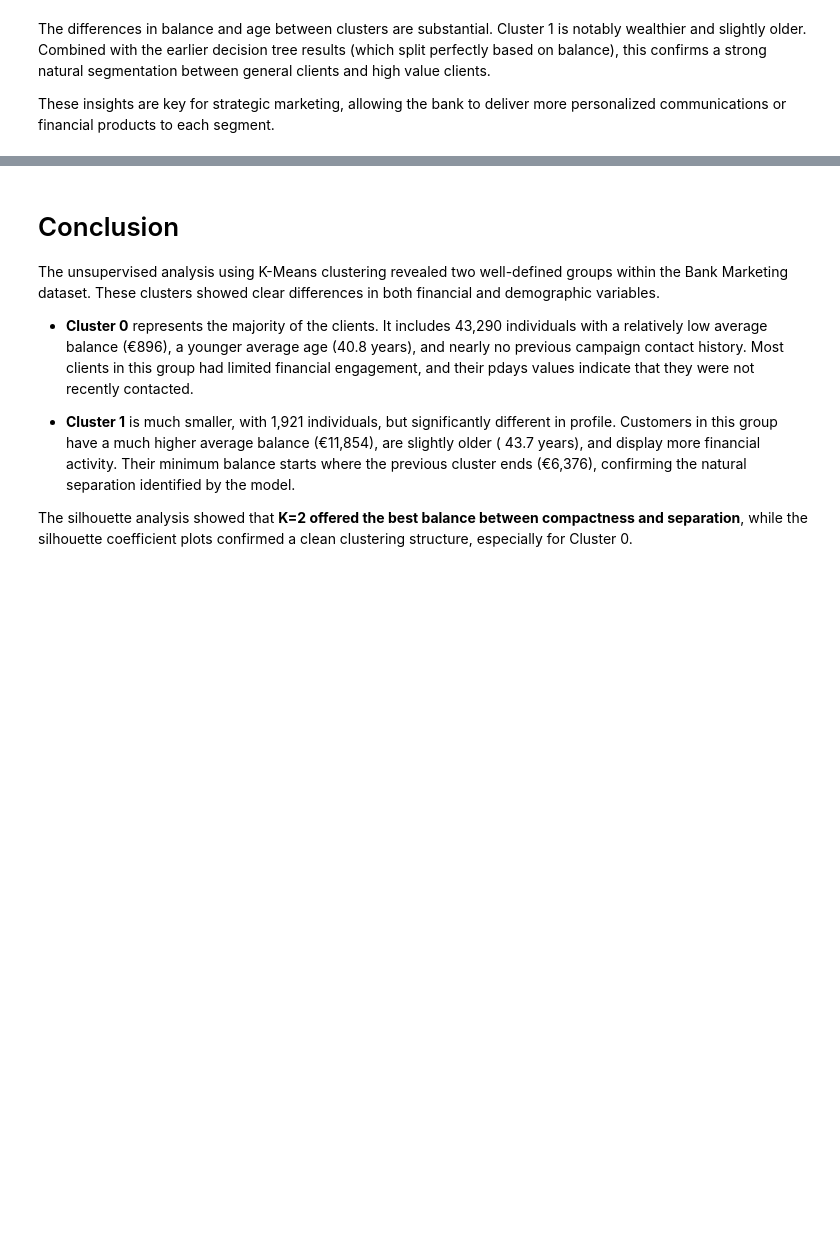
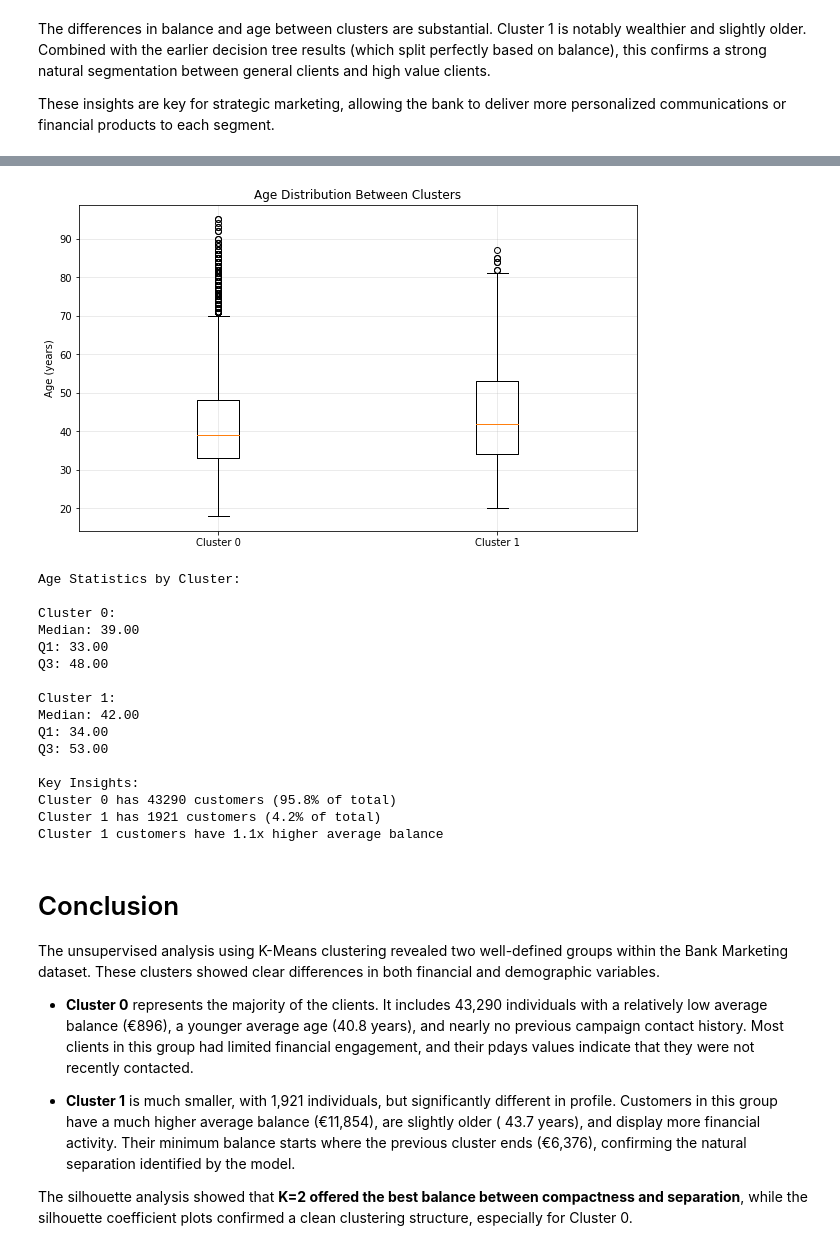
Before and after one commit to IDM4s-2025/TC2034-final-team4, a Jupyter notebook: clustering.ipynb, the cells around one changed output, grey strips where cells are left out. Cells and saved outputs as stored; diff of their text form; code cells hidden in the pictures; blank space fills up the shorter version.

```diff
--- a/clustering.ipynb
+++ b/clustering.ipynb
@@ -466,3 +479,46 @@ Q3: €12939.00
+# %%
+plt.figure(figsize=(10, 6))
+plt.boxplot([df_cluster_0['age'], df_cluster_1['age']],
+            labels=['Cluster 0', 'Cluster 1'])
+plt.title('Age Distribution Between Clusters')
+plt.ylabel('Age (years)')
+plt.grid(True, alpha=0.3)
+plt.show()
+
+
+print("Age Statistics by Cluster:")
+print("\nCluster 0:")
+print(f"Median: {df_cluster_0['age'].median():.2f}")
+print(f"Q1: {df_cluster_0['age'].quantile(0.25):.2f}")
+print(f"Q3: {df_cluster_0['age'].quantile(0.75):.2f}")
+
+print("\nCluster 1:")
+print(f"Median: {df_cluster_1['age'].median():.2f}")
+print(f"Q1: {df_cluster_1['age'].quantile(0.25):.2f}")
+print(f"Q3: {df_cluster_1['age'].quantile(0.75):.2f}")
+
+print("\nKey Insights:")
+print(f"Cluster 0 has {len(df_cluster_0)} customers ({len(df_cluster_0)/len(full_df)*100:.1f}% of total)")
+print(f"Cluster 1 has {len(df_cluster_1)} customers ({len(df_cluster_1)/len(full_df)*100:.1f}% of total)")
+print(f"Cluster 1 customers have {df_cluster_1['age'].mean()/df_cluster_0['age'].mean():.1f}x higher average balance")
+# %% [output]
+[figure, added]
+Age Statistics by Cluster:
+
+Cluster 0:
+Median: 39.00
+Q1: 33.00
+Q3: 48.00
+
+Cluster 1:
+Median: 42.00
+Q1: 34.00
+Q3: 53.00
+
+Key Insights:
+Cluster 0 has 43290 customers (95.8% of total)
+Cluster 1 has 1921 customers (4.2% of total)
+Cluster 1 customers have 1.1x higher average balance
 # %% [markdown]
 # Conclusion
 
```
Also changed, not shown: parts of 3 cells of this notebook, 2 other files.
